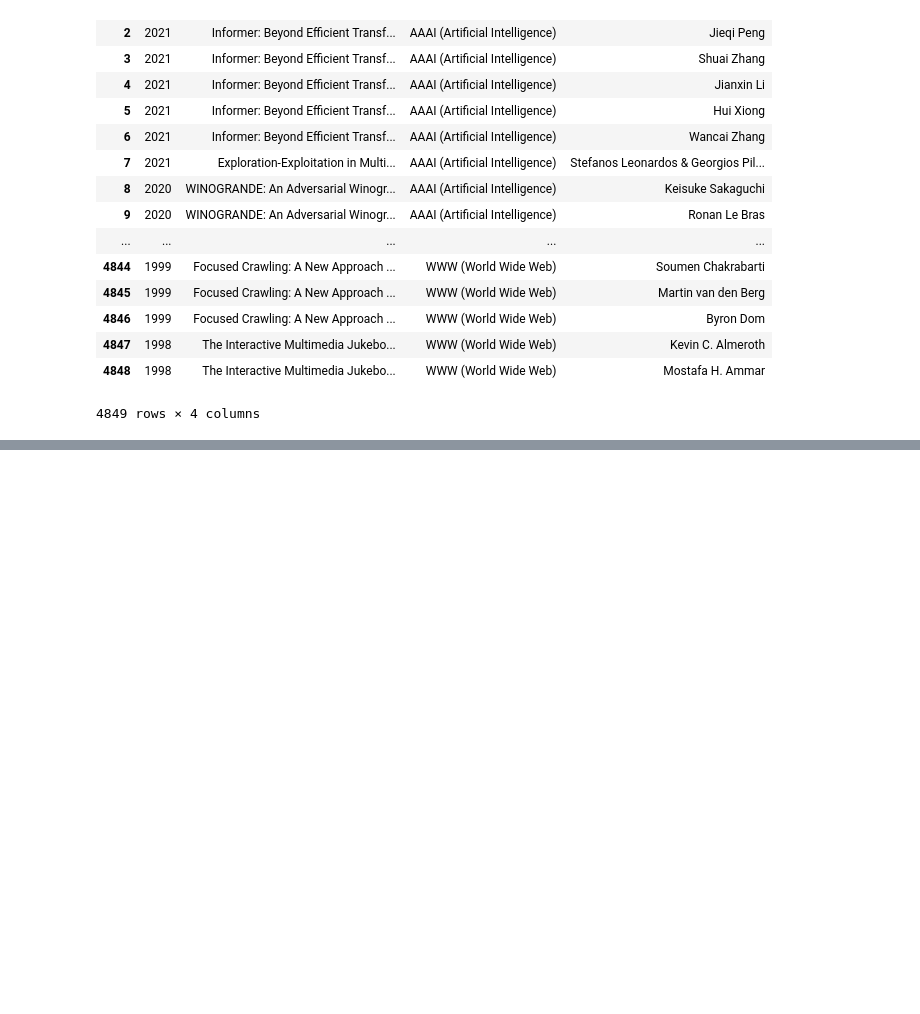
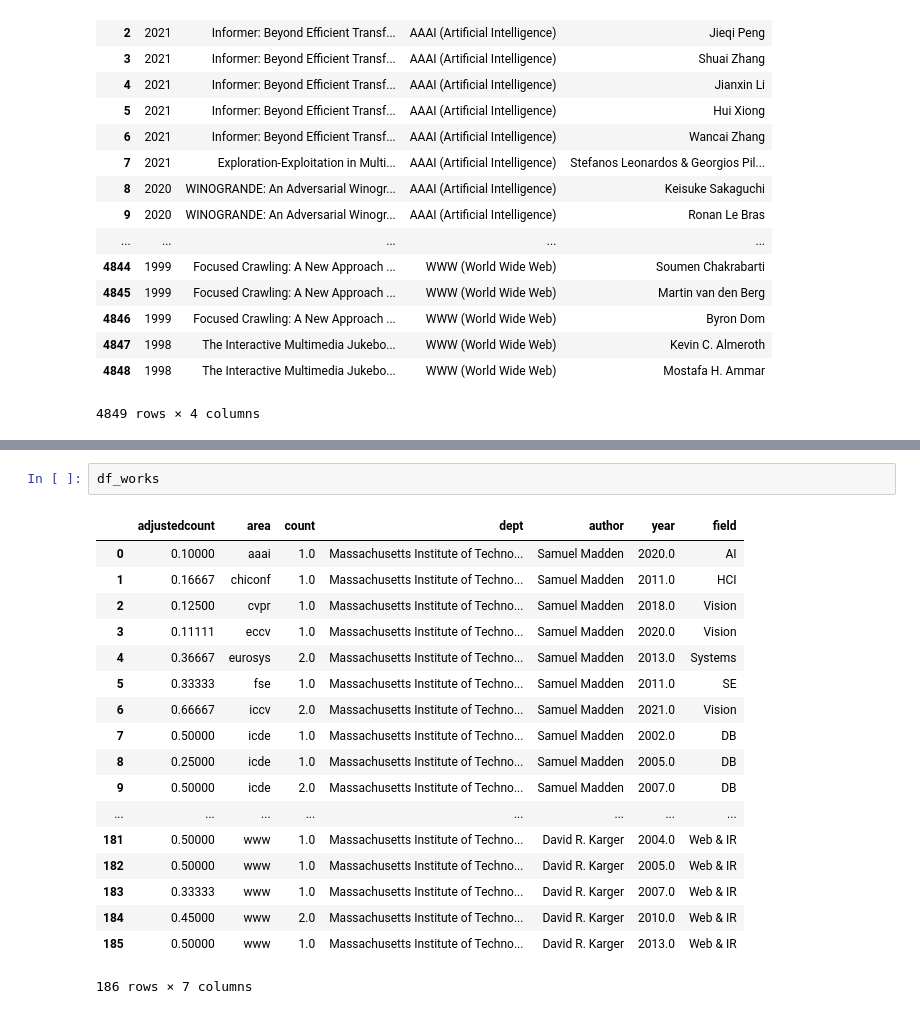
Before and after one commit to n8kim1/bright-future, a Jupyter notebook: src/Untitled.ipynb, the cells around one changed output, grey strips where cells are left out. Saved outputs shown, nothing was run; the diff lists cells and outputs as text; blank space fills up the shorter version.

```diff
--- a/src/Untitled.ipynb
+++ b/src/Untitled.ipynb
@@ -36,0 +35,21 @@ AttributeError: 'DataFrame' object has no attribute 'convert_dtypes'
+# %%
+df_works
+# %% [output]
+|  | adjustedcount | area | count | dept | author | year | field |
+| 0 | 0.10000 | aaai | 1.0 | Massachusetts Institute of Techno... | Samuel Madden | 2020.0 | AI |
+| 1 | 0.16667 | chiconf | 1.0 | Massachusetts Institute of Techno... | Samuel Madden | 2011.0 | HCI |
+| 2 | 0.12500 | cvpr | 1.0 | Massachusetts Institute of Techno... | Samuel Madden | 2018.0 | Vision |
+| 3 | 0.11111 | eccv | 1.0 | Massachusetts Institute of Techno... | Samuel Madden | 2020.0 | Vision |
+| 4 | 0.36667 | eurosys | 2.0 | Massachusetts Institute of Techno... | Samuel Madden | 2013.0 | Systems |
+| 5 | 0.33333 | fse | 1.0 | Massachusetts Institute of Techno... | Samuel Madden | 2011.0 | SE |
+| 6 | 0.66667 | iccv | 2.0 | Massachusetts Institute of Techno... | Samuel Madden | 2021.0 | Vision |
+| 7 | 0.50000 | icde | 1.0 | Massachusetts Institute of Techno... | Samuel Madden | 2002.0 | DB |
+| 8 | 0.25000 | icde | 1.0 | Massachusetts Institute of Techno... | Samuel Madden | 2005.0 | DB |
+| 9 | 0.50000 | icde | 2.0 | Massachusetts Institute of Techno... | Samuel Madden | 2007.0 | DB |
+| ... | ... | ... | ... | ... | ... | ... | ... |
+| 181 | 0.50000 | www | 1.0 | Massachusetts Institute of Techno... | David R. Karger | 2004.0 | Web & IR |
+| 182 | 0.50000 | www | 1.0 | Massachusetts Institute of Techno... | David R. Karger | 2005.0 | Web & IR |
+| 183 | 0.33333 | www | 1.0 | Massachusetts Institute of Techno... | David R. Karger | 2007.0 | Web & IR |
+| 184 | 0.45000 | www | 2.0 | Massachusetts Institute of Techno... | David R. Karger | 2010.0 | Web & IR |
+| 185 | 0.50000 | www | 1.0 | Massachusetts Institute of Techno... | David R. Karger | 2013.0 | Web & IR |
+186 rows × 7 columns
```
Also changed, not shown: parts of 1 cell of this notebook, 1 other file.
